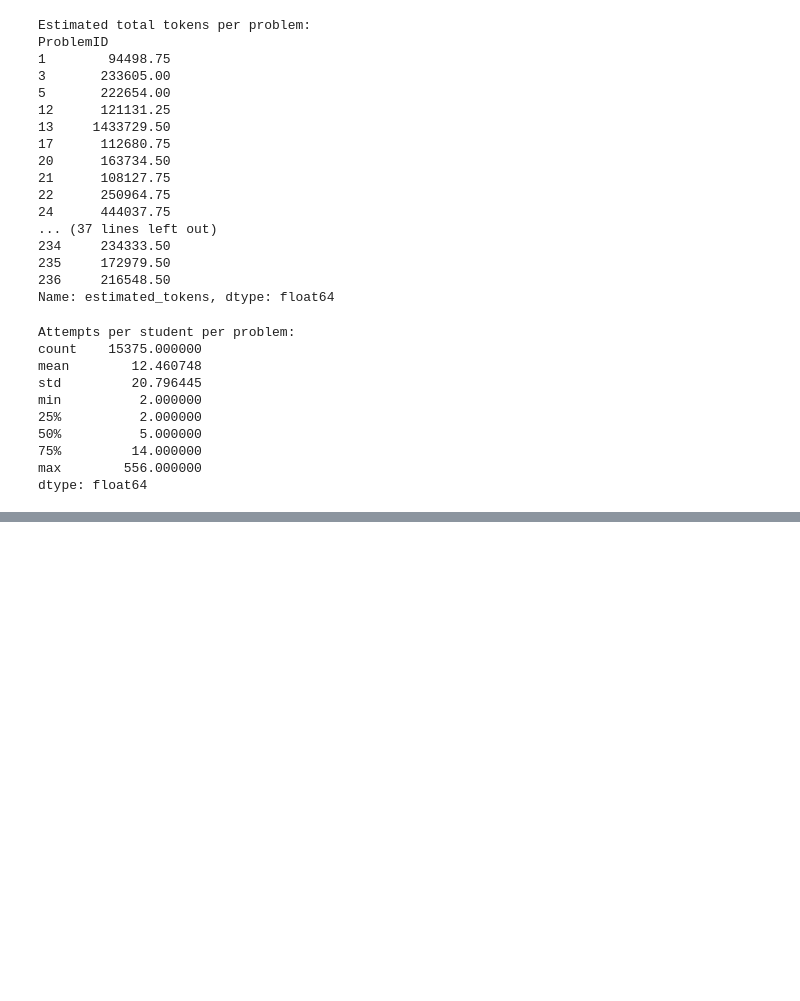
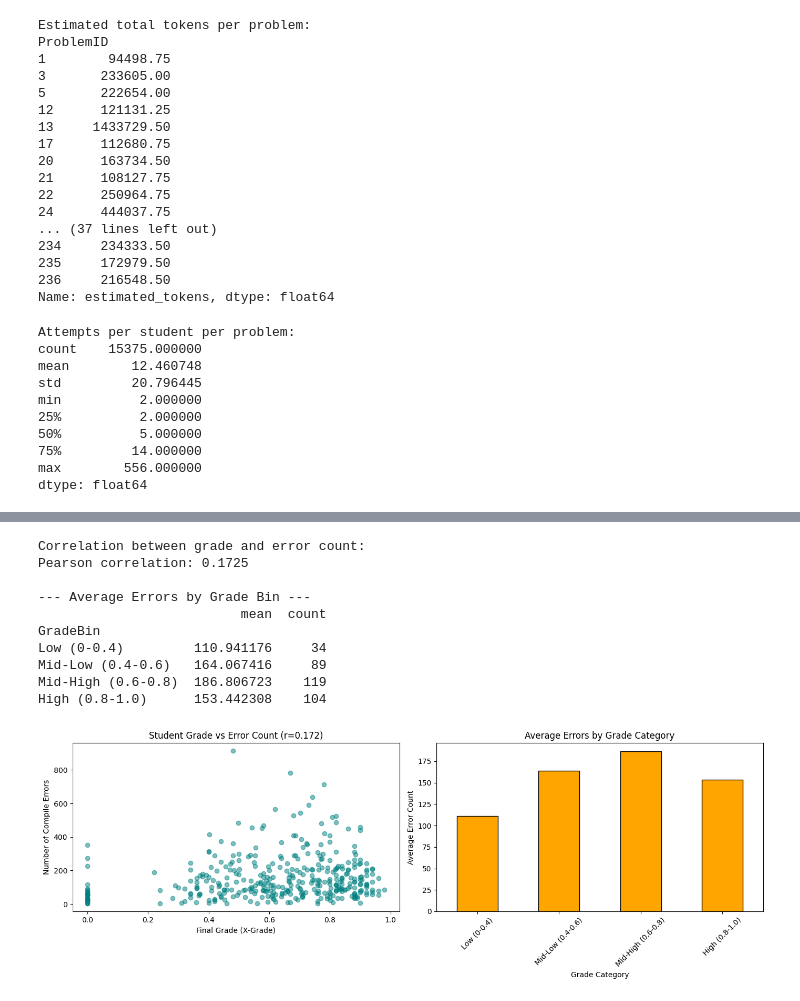
Before and after one commit to Pranay0205/kintsugi, a Jupyter notebook: codeworkout_analysis.ipynb, the cells around one changed output, grey strips where cells are left out. Saved outputs shown, nothing was run; the diff lists cells and outputs as text; code cells hidden in the pictures; blank space fills up the shorter version.

```diff
--- a/codeworkout_analysis.ipynb
+++ b/codeworkout_analysis.ipynb
@@ -133,0 +256,55 @@ AttributeError: 'DataFrame' object has no attribute 'OrderID'
+# %%
+# Count errors per student
+student_errors = compile_errors.groupby('SubjectID').size().reset_index(name='ErrorCount')
+
+# Get unique student grades
+student_grades = df[['SubjectID', 'X-Grade']].drop_duplicates()
+
+# Merge
+grade_error_df = student_grades.merge(student_errors, on='SubjectID', how='left')
+grade_error_df['ErrorCount'] = grade_error_df['ErrorCount'].fillna(0)
+
+print("Correlation between grade and error count:")
+correlation = grade_error_df['X-Grade'].corr(grade_error_df['ErrorCount'])
+print(f"Pearson correlation: {correlation:.4f}")
+
+# Bin students by grade
+grade_error_df['GradeBin'] = pd.cut(grade_error_df['X-Grade'],
+                                     bins=[0, 0.4, 0.6, 0.8, 1.0],
+                                     labels=['Low (0-0.4)', 'Mid-Low (0.4-0.6)',
+                                            'Mid-High (0.6-0.8)', 'High (0.8-1.0)'])
+
+print("\n--- Average Errors by Grade Bin ---")
+errors_by_grade = grade_error_df.groupby('GradeBin')['ErrorCount'].agg(['mean', 'count'])
+print(errors_by_grade)
+
+# Visualize
+fig, axes = plt.subplots(1, 2, figsize=(14, 5))
+
+# Scatter plot
+axes[0].scatter(grade_error_df['X-Grade'], grade_error_df['ErrorCount'], alpha=0.5, color='teal')
+axes[0].set_title(f'Student Grade vs Error Count (r={correlation:.3f})')
+axes[0].set_xlabel('Final Grade (X-Grade)')
+axes[0].set_ylabel('Number of Compile Errors')
+
+# Bar plot by grade bin
+errors_by_grade['mean'].plot(kind='bar', ax=axes[1], color='orange', edgecolor='black')
+axes[1].set_title('Average Errors by Grade Category')
+axes[1].set_xlabel('Grade Category')
+axes[1].set_ylabel('Average Error Count')
+axes[1].tick_params(axis='x', rotation=45)
+
+plt.tight_layout()
+plt.show()
+# %% [output]
+Correlation between grade and error count:
+Pearson correlation: 0.1725
+
+--- Average Errors by Grade Bin ---
+                          mean  count
+GradeBin
+Low (0-0.4)         110.941176     34
+Mid-Low (0.4-0.6)   164.067416     89
+Mid-High (0.6-0.8)  186.806723    119
+High (0.8-1.0)      153.442308    104
+[figure, added]
```
Also changed, not shown: parts of 4 cells of this notebook, 3 other files.
